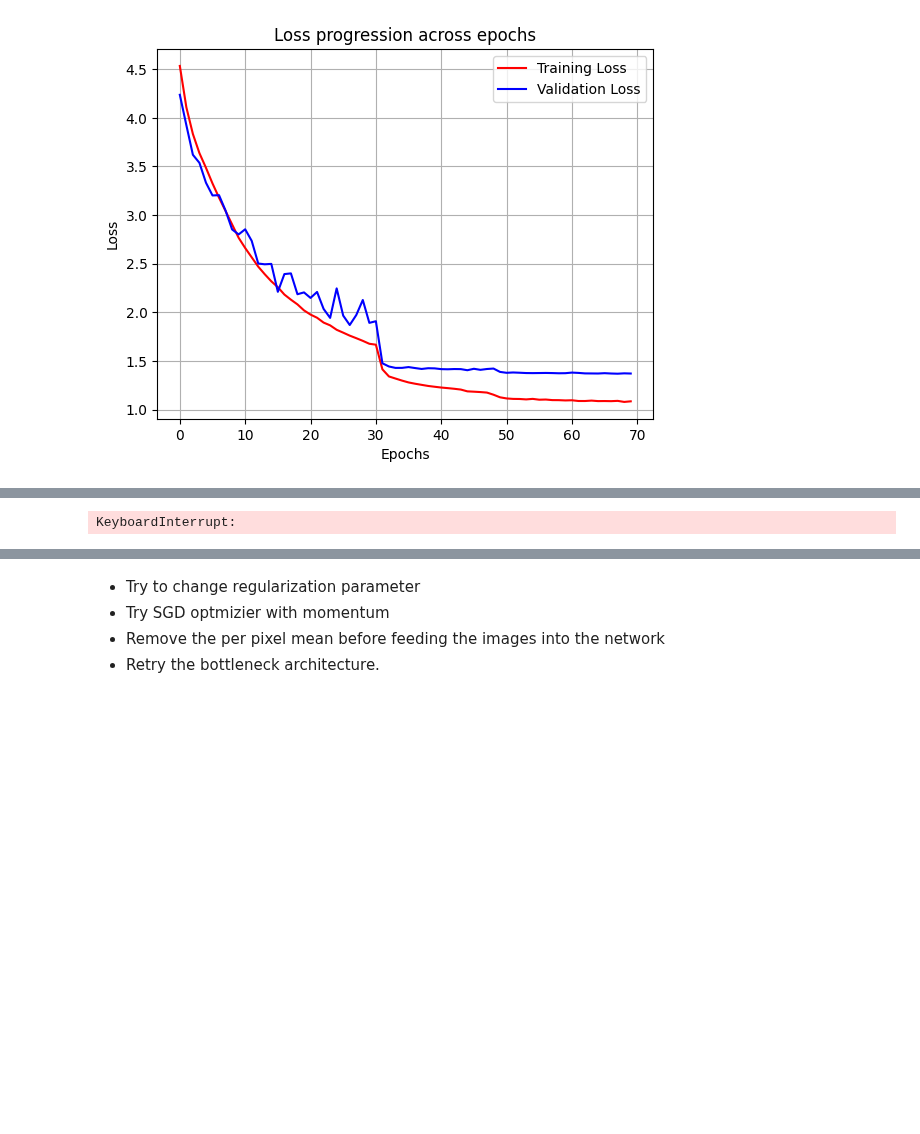
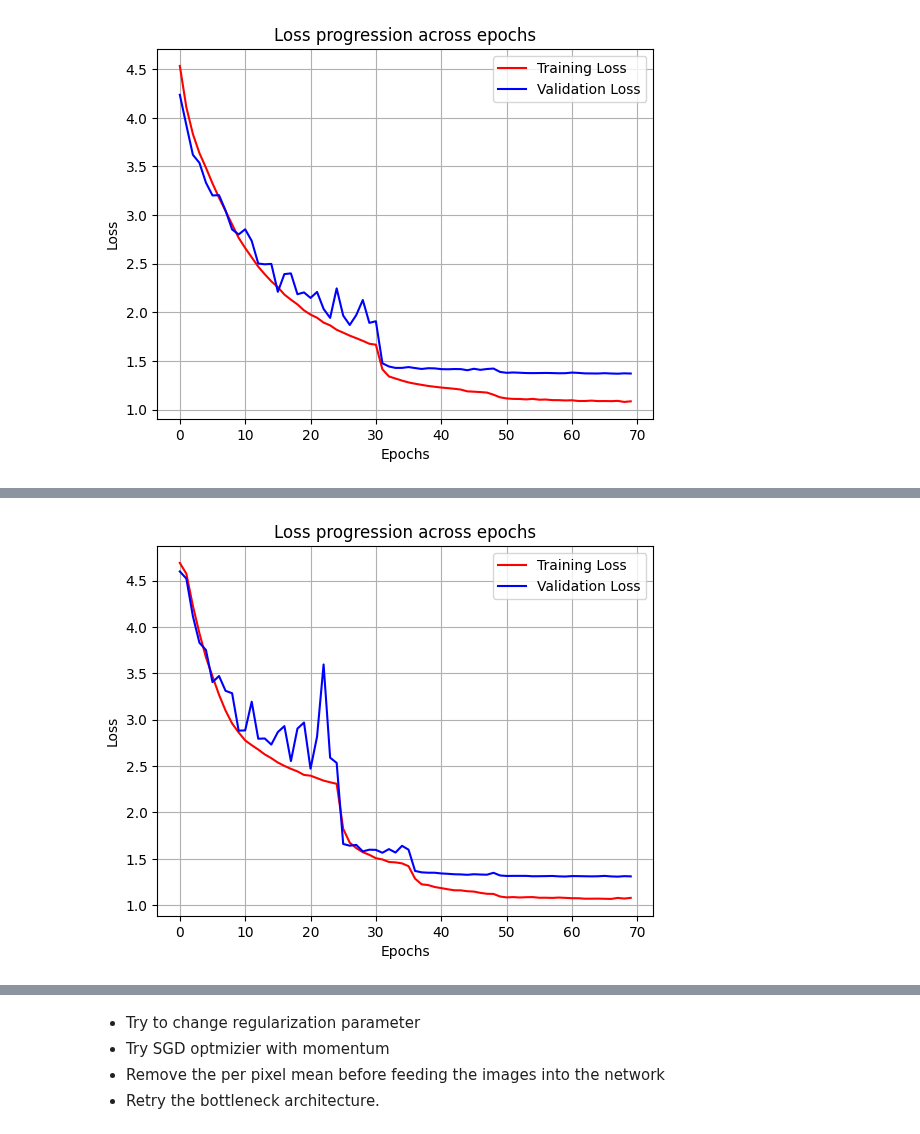
Before and after one commit to AleCardinale/Fundamentals-Inference-Learning, a Jupyter notebook: HW3/practical/cifar100.ipynb, the cells around one changed output, grey strips where cells are left out. Drawn from its saved outputs; the diff is of its cells as text; code cells hidden in the pictures; blank space fills up the shorter version.

```diff
--- a/HW3/practical/cifar100.ipynb
+++ b/HW3/practical/cifar100.ipynb
@@ -498,8 +666,8 @@ Try with cyclic LR to escape flat region
 # %%
 model = ResNet(block=ResidualBlock, num_blocks=[12, 11, 10]).to(DEVICE)
 
-optimizer = torch.optim.Adam(model.parameters(), lr=0.001, weight_decay=0.001)
-scheduler_lr = torch.optim.lr_scheduler.CyclicLR(optimizer, base_lr=1e-6, max_lr=0.1)
+optimizer = torch.optim.SGD(model.parameters(), lr=0.1, weight_decay=0.001, momentum=0.9)
+scheduler_lr = torch.optim.lr_scheduler.ReduceLROnPlateau(optimizer, factor=0.1, patience=3, threshold=1e-3, verbose=True)
 
 train_losses, valid_losses, valid_accs =   fit(
         model,
@@ -510,6 +678,6 @@ train_losses, valid_losses, valid_accs =   fit(
         val_dataloader = valid_dataloader,
         scheduler_lr = scheduler_lr
     )
-torch.save(model.state_dict(), 'resNet_dataAug_Adam_cyclicLR.pt')
+torch.save(model.state_dict(), 'resNet_dataAug_noiseSDG.pt')
 plot_train_val_loss(train_losses, valid_losses)
 # %% [output]
@@ -533 +701 @@ Epoch 50: Train Loss=1.9439, Val Loss=2.0226, Val Accuracy=46%
-KeyboardInterrupt:
+[figure, added]
```
Also changed, not shown: parts of 6 cells of this notebook.
